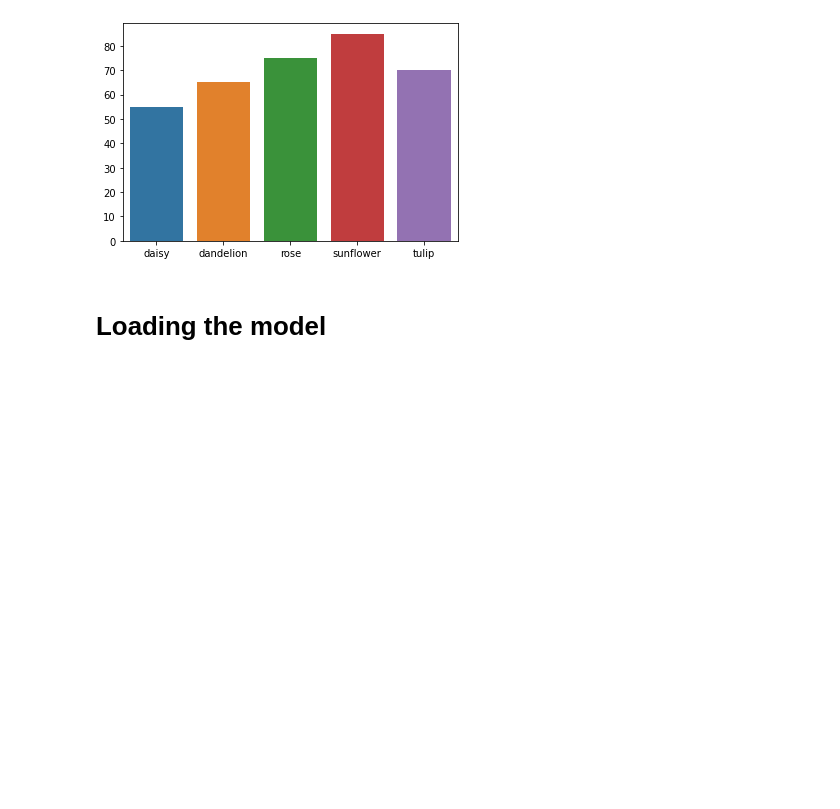
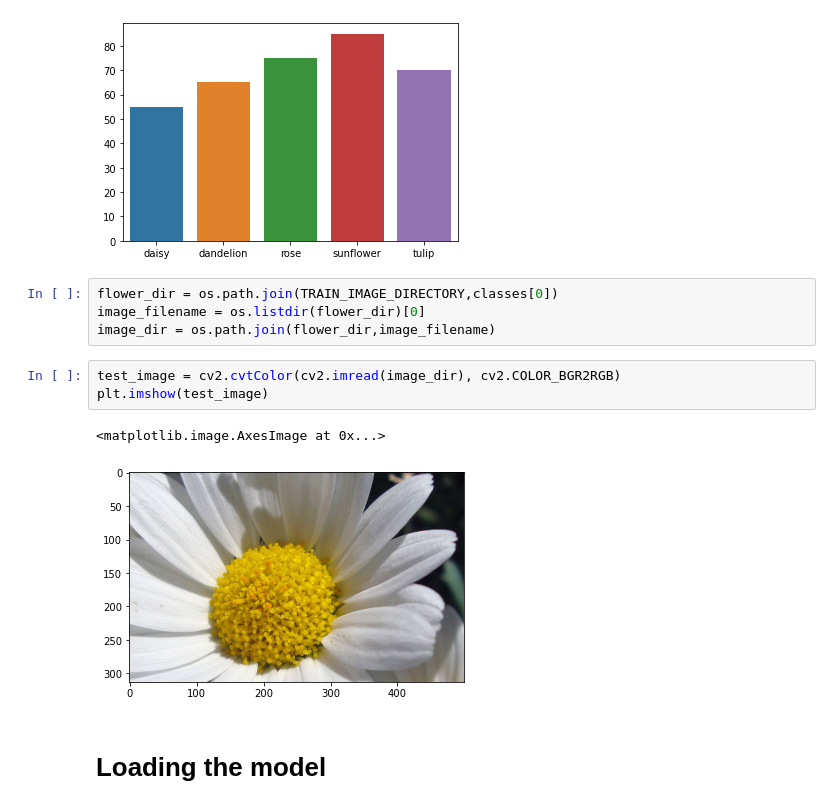
Before and after one commit to Dalibaba/ImageClassification, a Jupyter notebook: ImageClassification.ipynb, the cells around one changed output. Drawn from its saved outputs; the diff is of its cells as text; blank space fills up the shorter version.

```diff
--- a/ImageClassification.ipynb
+++ b/ImageClassification.ipynb
@@ -45,5 +55,15 @@ VAL DATA
 [figure]
 TESET DATA
 [figure]
+# %%
+flower_dir = os.path.join(TRAIN_IMAGE_DIRECTORY,classes[0])
+image_filename = os.listdir(flower_dir)[0]
+image_dir = os.path.join(flower_dir,image_filename)
+# %%
+test_image = cv2.cvtColor(cv2.imread(image_dir), cv2.COLOR_BGR2RGB)
+plt.imshow(test_image)
+# %% [output]
+<matplotlib.image.AxesImage at 0x...>
+[figure, added]
 # %% [markdown]
 # Loading the model
```
Also changed, not shown: parts of 18 cells of this notebook.
